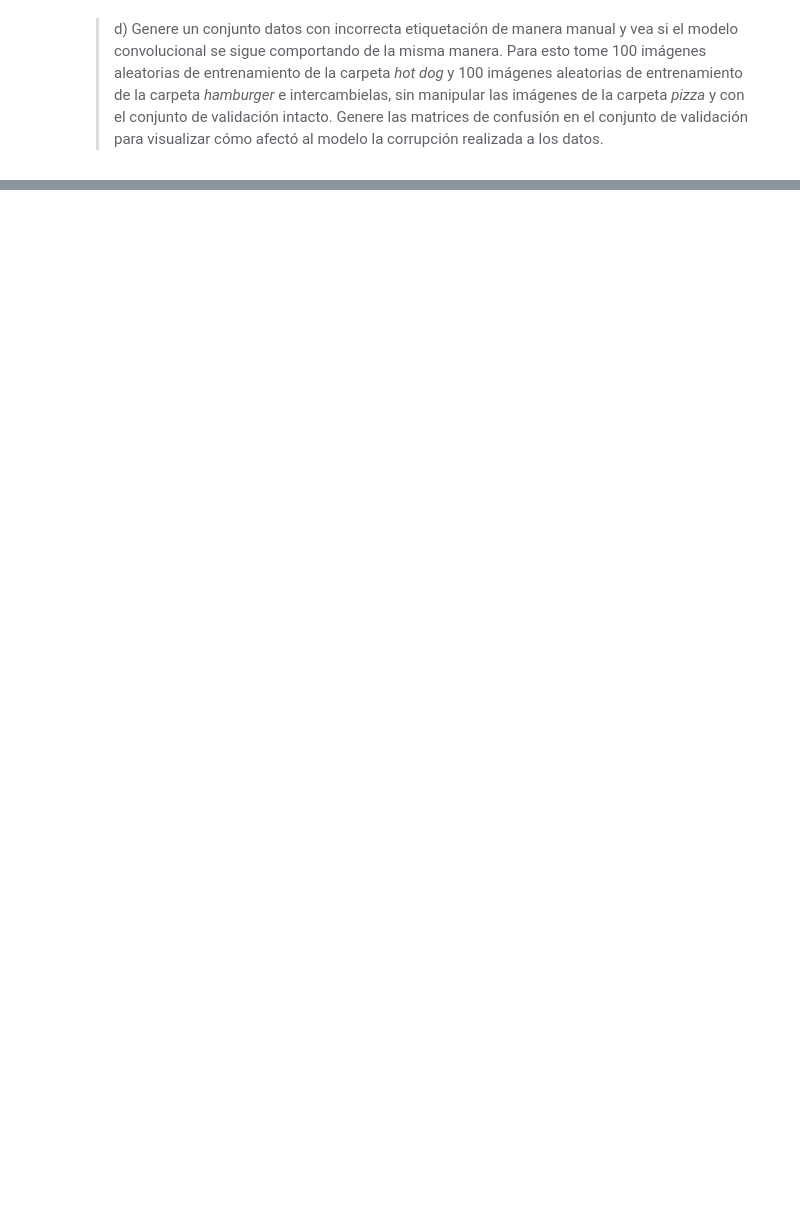
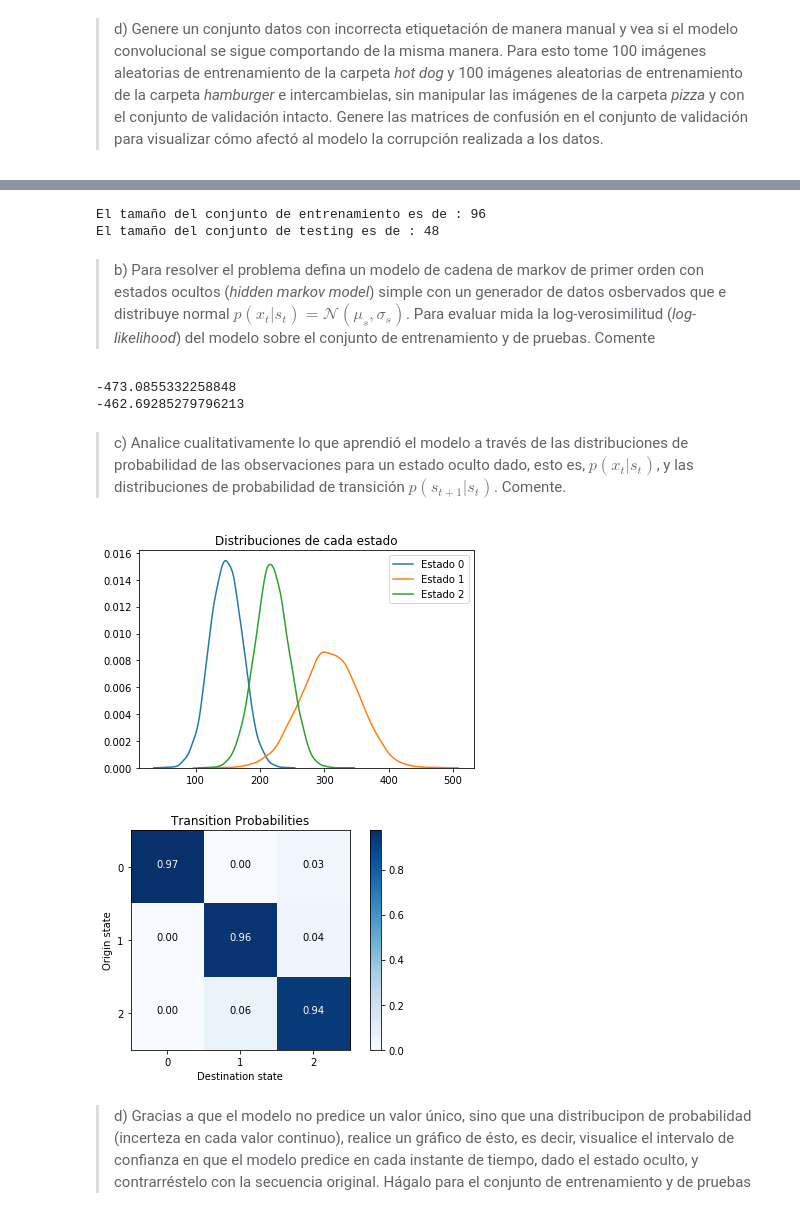
Before and after one commit to LeMythedeSisyphe/MachineLearning-Tarea3, a Jupyter notebook: MachineLaerning-Tarea3.ipynb, the cells around one changed output, grey strips where cells are left out. Cells and saved outputs as stored; diff of their text form; code cells hidden in the pictures; blank space fills up the shorter version.

```diff
--- a/MachineLaerning-Tarea3.ipynb
+++ b/MachineLaerning-Tarea3.ipynb
@@ -569,0 +722,58 @@ confusion_matrix = confusion_matrix(validation_generator.classes, y_pred)
+# %%
+import pandas as pd
+name_f = "international-airline-passengers.csv"
+dataframe = pd.read_csv(name_f,sep=',',usecols=[1],engine='python',skipfooter = 3)
+dataframe[:] = dataframe[:].astype('float32')
+X_train, X_test = dataframe[:96].values, dataframe[96:].values
+# %%
+print("El tamaño del conjunto de entrenamiento es de :", X_train.shape[0])
+print("El tamaño del conjunto de testing es de :", X_test.shape[0])
+# %% [output]
+El tamaño del conjunto de entrenamiento es de : 96
+El tamaño del conjunto de testing es de : 48
+# %% [markdown]
+> b) Para resolver el problema defina un modelo de cadena de markov de primer orden con estados ocultos (*hidden markov model*) simple con un generador de datos osbervados que e distribuye normal $p(x_t|s_t)=\mathcal{N}(\mu_{s},\sigma_{s})$. Para evaluar mida la log-verosimilitud (*log-likelihood*) del modelo sobre el conjunto de entrenamiento y de pruebas. Comente
+# %%
+from hmmlearn import hmm
+import numpy as np
+np.random.seed(30)
+n_state = 3
+markov_model = hmm.GaussianHMM(n_components=n_state, n_iter=100)
+markov_model.fit(X_train)
+print(markov_model.score(X_train))
+print(markov_model.score(X_test))
+# %% [output]
+-473.0855332258848
+-462.69285279796213
+# %% [markdown]
+> c) Analice cualitativamente lo que aprendió el modelo a través de las distribuciones de probabilidad de las observaciones para un estado oculto dado, esto es, $p(x_t|s_t)$, y las distribuciones de probabilidad de transición $p(s_{t+1}|s_t)$. Comente.
+# %%
+import seaborn as sns
+from scipy.stats import norm
+import itertools
+for i in range(n_state):
+    r = norm(markov_model.means_[i], np.sqrt( markov_model.covars_[i,0])).rvs(10000)
+    sns.distplot(r,kde=True, hist=False,label="Estado "+str(i))
+plt.legend()
+plt.title("Distribuciones de cada estado")
+plt.show()
+def plot_state_matrix(cm, states,title='Transition Probabilities',cmap=plt.cm.Blues):
+    plt.imshow(cm, interpolation='nearest', cmap=cmap)
+    plt.title(title)
+    plt.colorbar()
+    tick_marks = np.arange(len(states))
+    plt.xticks(tick_marks, states)
+    plt.yticks(tick_marks, states)
+    for i, j in itertools.product(range(cm.shape[0]), range(cm.shape[1])):
+        plt.text(j, i, format(cm[i, j], '.2f'),
+                 horizontalalignment="center",
+                 color="white" if cm[i, j] > cm.max() / 2. else "black")
+    plt.ylabel('Origin state')
+    plt.xlabel('Destination state')
+    plt.tight_layout()
+plot_state_matrix(markov_model.transmat_,np.arange(n_state))
+# %% [output]
+[figure, added]
+[figure, added]
+# %% [markdown]
+> d) Gracias a que el modelo no predice un valor único, sino que una distribucipon de probabilidad (incerteza en cada valor continuo), realice un gráfico de ésto, es decir, visualice el intervalo de confianza en que el modelo predice en cada instante de tiempo, dado el estado oculto, y contrarréstelo con la secuencia original. Hágalo para el conjunto de entrenamiento y de pruebas
```
Also changed, not shown: parts of 39 cells of this notebook.
